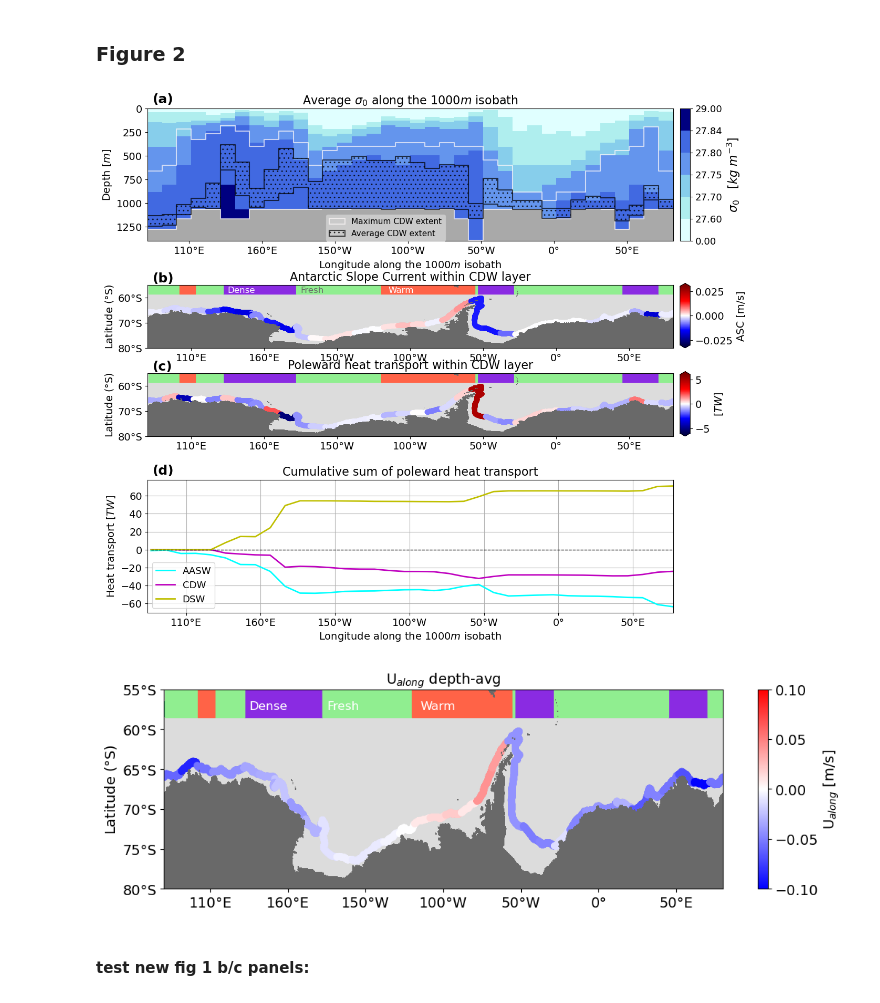
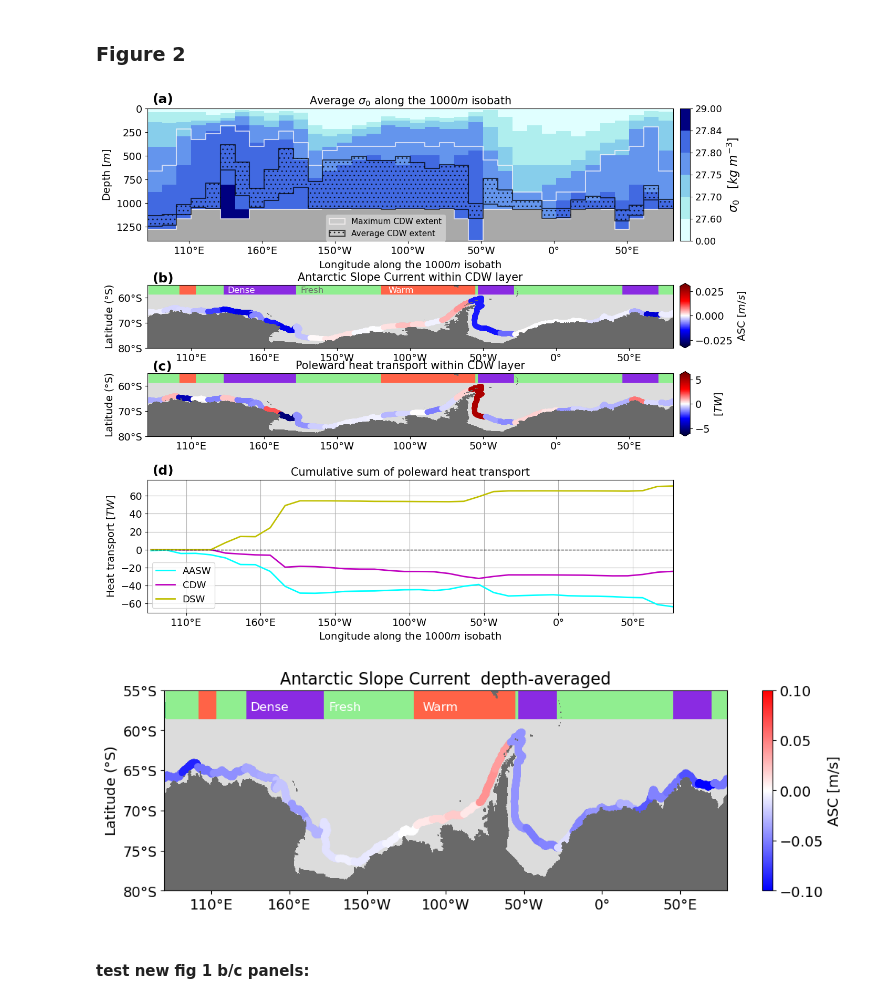
Before and after one commit to willaguiar/ASC_and_heat_transport, a Jupyter notebook: Jupyter/Figure1.ipynb, the cells around one changed output. Drawn from its saved outputs; the diff is of its cells as text; code cells hidden in the pictures.

```diff
--- a/Jupyter/Figure1.ipynb
+++ b/Jupyter/Figure1.ipynb
@@ -689,7 +693,7 @@ plt.xlabel('Longitude along the 1000$m$ isobath',fontsize=14)
 plt.legend(fontsize=11, bbox_to_anchor=(0.574,0.23), facecolor='lightgray')
 ax.xaxis.set_major_formatter(LongitudeFormatter())
 
-plt.title(r'Average $\sigma_0$ along the 1000$m$ isobath',fontsize=16)
+plt.title(r'Average $\sigma_0$ along the 1000$m$ isobath',fontsize=15)
 
 cbax = figure.add_axes([0.88, 0.69, 0.015, 0.21])
 cbr = plt.colorbar(pc, cax = cbax, orientation = 'vertical')
@@ -719,7 +723,7 @@ ax2=plt.subplot(3,1,3)
 plt.xticks(fontsize=14)
 plt.yticks(fontsize=14)
 plt.xlim(-276,77)
-plt.title('Cumulative sum of poleward heat transport',fontsize=16)
+plt.title('Cumulative sum of poleward heat transport',fontsize=15)
 plt.ylabel(r'Heat transport [$TW$]',fontsize=14)
 plt.xlabel('Longitude along the 1000$m$ isobath',fontsize=14)
 plt.grid()
@@ -738,7 +742,7 @@ ax1.contourf(hu.xu_ocean, land_mask_lat, land_mask_masked, colors='dimgrey', zor
 ax1.set_facecolor('gainsboro')
 ax1.set_ylim([-80,-55])
 ax1.set_ylabel('Latitude ($\degree$S)',fontsize=fontsize)
-ax1.set_title('Antarctic Slope Current within CDW layer',fontsize=16)
+ax1.set_title('Antarctic Slope Current within CDW layer',fontsize=15)
 ax1.tick_params(labelsize=fontsize)
 
 ax1.yaxis.set_major_formatter(LatitudeFormatter())
@@ -769,7 +773,7 @@ cbax = figure.add_axes([0.88, 0.52, 0.015, 0.1025])
 cbar = plt.colorbar(scat, cax = cbax, orientation = 'vertical',extend = 'both')
 # cbar = plt.colorbar(scat)
 cbar.ax.tick_params(labelsize=14)
-cbar.ax.set_ylabel('ASC [m/s]', fontsize=14)
+cbar.ax.set_ylabel('ASC [$m/s$]', fontsize=14)
 
 
 ax2 = figure.add_subplot(6,1,4)
@@ -782,7 +786,7 @@ ax2.set_facecolor('gainsboro')
 ax2.set_ylim([-80,-55])
 ax2.set_ylabel('Latitude ($\degree$S)',fontsize=fontsize)
 # ax2.set_xlabel('Longitude ($\degree$E)',fontsize=fontsize)
-ax2.set_title('Poleward heat transport within CDW layer',fontsize=16)
+ax2.set_title('Poleward heat transport within CDW layer',fontsize=15)
 ax2.tick_params(labelsize=fontsize)
 
 ax2.yaxis.set_major_formatter(LatitudeFormatter())
@@ -810,7 +814,7 @@ cbar.ax.set_ylabel('[$TW$]', fontsize=14)
 
 plt.savefig(figdir +'Fig1_final_v2.png',dpi=400)
 # %% [output]
-[figure, old version]
+[figure, new version]
 # %%
 ### U_along full-depth averaged for SM:
 
@@ -833,40 +837,40 @@ ax1.set_facecolor('gainsboro')
 ax1.set_ylim([-80,-55])
 ax1.set_ylabel('Latitude ($\degree$S)',fontsize=fontsize)
 # ax1.set_xlabel('Longitude ($\degree$E)',fontsize=fontsize)
-ax1.set_title('Antarctic Slope Current  depth-averaged',fontsize=fontsize) ### U-Along
+ax1.set_title('Antarctic Slope Current  depth-averaged',fontsize=16) ### U-Along
 ax1.tick_params(labelsize=fontsize)
 cbar = plt.colorbar(scat)
 cbar.ax.tick_params(labelsize=14)
-cbar.ax.set_ylabel('U$_{along}$ [m/s]', fontsize=14)
+cbar.ax.set_ylabel('ASC [$m/s$]', fontsize=14)
 ax1.yaxis.set_major_formatter(LatitudeFormatter())
 ax1.xaxis.set_major_formatter(LongitudeFormatter())
 # ax1.text(0.01,0.84 ,'(a)',transform=ax1.transAxes, fontsize = 18, fontweight = 'bold')
 
 # ax1.pcolormesh(clustering_mask.lon, [-58,-57],  np.vstack((clustering_mask_sum,clustering_mask_sum)), cmap=CustomCmap_no3, alpha = 0.5)
 ax1.pcolormesh(lon_along_contour_ASC[:-1],[-58,-57], ASC_regimes_2d[:,:-1], cmap=CustomCmap_no3, alpha = 1)
 ## THOMPSON et al 2018 COMPARISON (estimated from Figure 4)
 ## D regions
 ax1.fill_between([-29,-54],[-58.5,-58.5],[-55, -55], color = 'blueviolet')
 ax1.fill_between([-178,-228],[-58.5,-58.5],[1,1], color = 'blueviolet')
 ax1.fill_between([70,45],[-58.5,-58.5],[1,1], color = 'blueviolet')
 # ## F regions
 ax1.fill_between([-54,-56],[-58.5,-58.5],[1,1], color = 'lightgreen')
 ax1.fill_between([-120,-178],[-58.5,-58.5],[1,1], color = 'lightgreen')
 ax1.fill_between([-228,-247],[-58.5,-58.5],[1,1], color = 'lightgreen')
 ax1.fill_between([-279,-258],[-58.5,-58.5],[1,1], color = 'lightgreen')
 ax1.fill_between([70,80],[-58.5,-58.5],[1,1], color = 'lightgreen')
 ax1.fill_between([-29,45],[-58.5,-58.5],[1,1], color = 'lightgreen')
 # ## W regions
 ax1.fill_between([-120,-56],[-58.5,-58.5],[1,1], color = 'tomato')
 ax1.fill_between([-247,-258],[-58.5,-58.5],[1,1], color = 'tomato')
 ax1.text(-115,-57.5,'Warm',color='white',fontsize=12)#,weight='bold')
 ax1.text(-175,-57.5,'Fresh',color='white',fontsize=12)#,weight='bold')
 ax1.text(-225,-57.5,'Dense',color='white',fontsize=12)#,weight='bold')
 
 
 plt.savefig(figdir +'Fig1_final_v2_SM.png',dpi=300)
 # %% [output]
-[figure, old version]
+[figure, new version]
 # %% [markdown]
 #### test new fig 1 b/c panels:
 # %%
```
Also changed, not shown: parts of 1 cell of this notebook.
